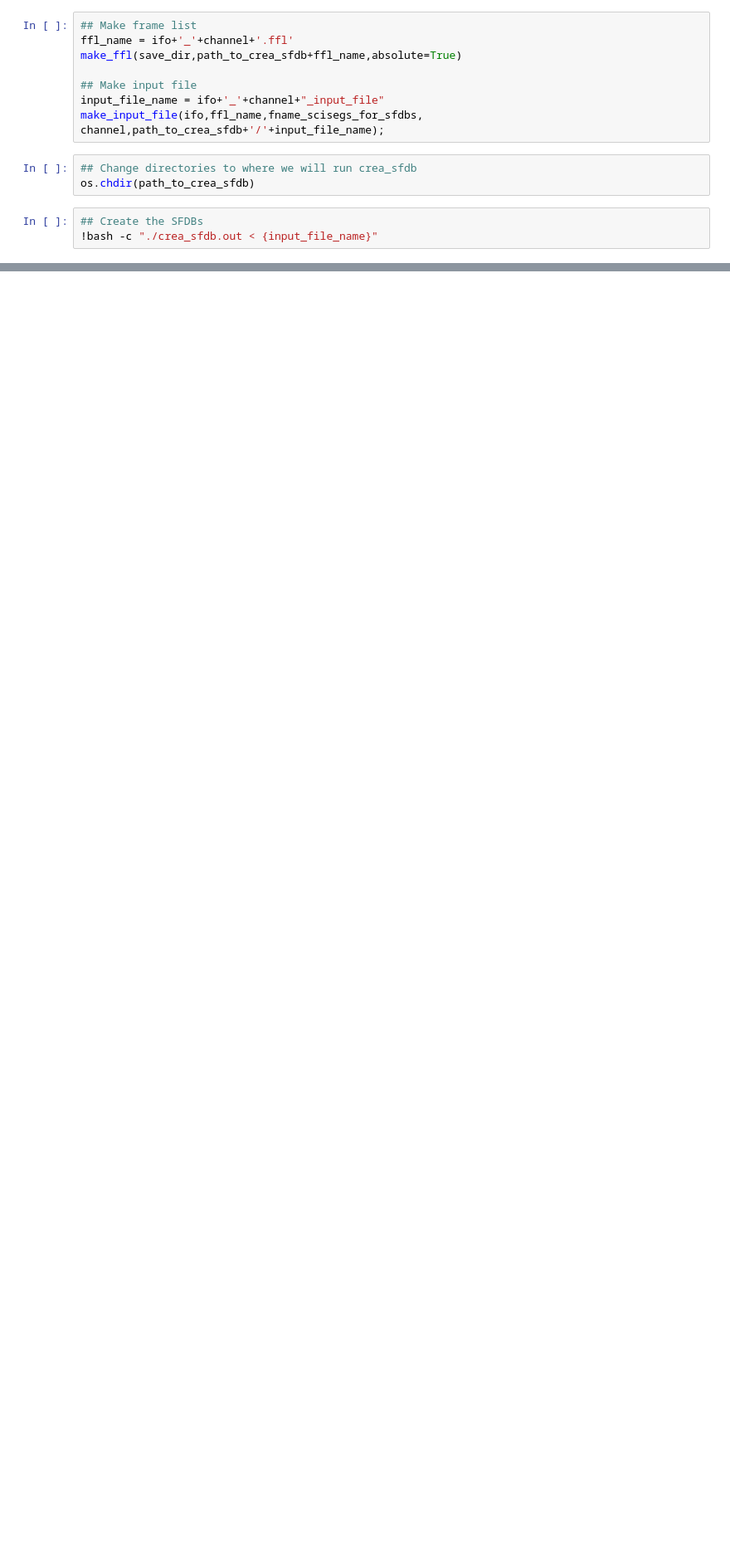
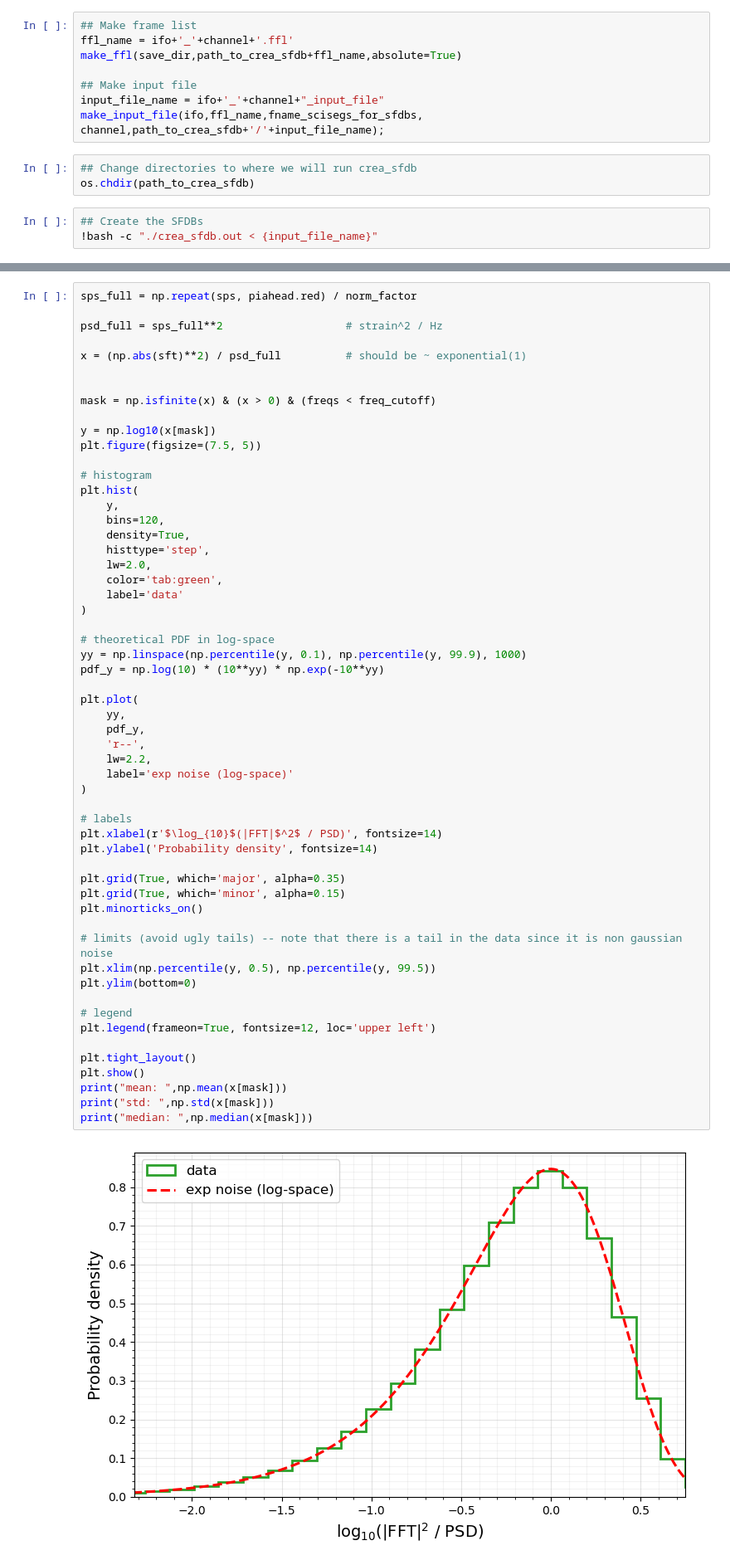
Before and after one commit to andrew-l-miller/gwosc, a Jupyter notebook: create_sfdbs/crea_sfdbs.ipynb, the cells around one changed output, grey strips where cells are left out. Shown at 83% size. Saved outputs shown, nothing was run; the diff lists cells and outputs as text; blank space fills up the shorter version.

```diff
--- a/create_sfdbs/crea_sfdbs.ipynb
+++ b/create_sfdbs/crea_sfdbs.ipynb
@@ -138,0 +278,58 @@ os.chdir(path_to_crea_sfdb)
+# %%
+sps_full = np.repeat(sps, piahead.red) / norm_factor
+
+psd_full = sps_full**2                   # strain^2 / Hz
+
+x = (np.abs(sft)**2) / psd_full          # should be ~ exponential(1)
+
+
+mask = np.isfinite(x) & (x > 0) & (freqs < freq_cutoff)
+
+y = np.log10(x[mask])
+plt.figure(figsize=(7.5, 5))
+
+# histogram
+plt.hist(
+    y,
+    bins=120,
+    density=True,
+    histtype='step',
+    lw=2.0,
+    color='tab:green',
+    label='data'
+)
+
+# theoretical PDF in log-space
+yy = np.linspace(np.percentile(y, 0.1), np.percentile(y, 99.9), 1000)
+pdf_y = np.log(10) * (10**yy) * np.exp(-10**yy)
+
+plt.plot(
+    yy,
+    pdf_y,
+    'r--',
+    lw=2.2,
+    label='exp noise (log-space)'
+)
+
+# labels
+plt.xlabel(r'$\log_{10}$(|FFT|$^2$ / PSD)', fontsize=14)
+plt.ylabel('Probability density', fontsize=14)
+
+plt.grid(True, which='major', alpha=0.35)
+plt.grid(True, which='minor', alpha=0.15)
+plt.minorticks_on()
+
+# limits (avoid ugly tails) -- note that there is a tail in the data since it is non gaussian noise
+plt.xlim(np.percentile(y, 0.5), np.percentile(y, 99.5))
+plt.ylim(bottom=0)
+
+# legend
+plt.legend(frameon=True, fontsize=12, loc='upper left')
+
+plt.tight_layout()
+plt.show()
+print("mean: ",np.mean(x[mask]))
+print("std: ",np.std(x[mask]))
+print("median: ",np.median(x[mask]))
+# %% [output]
+[figure, added]
```
Also changed, not shown: parts of 13 cells of this notebook, 1 other file.
